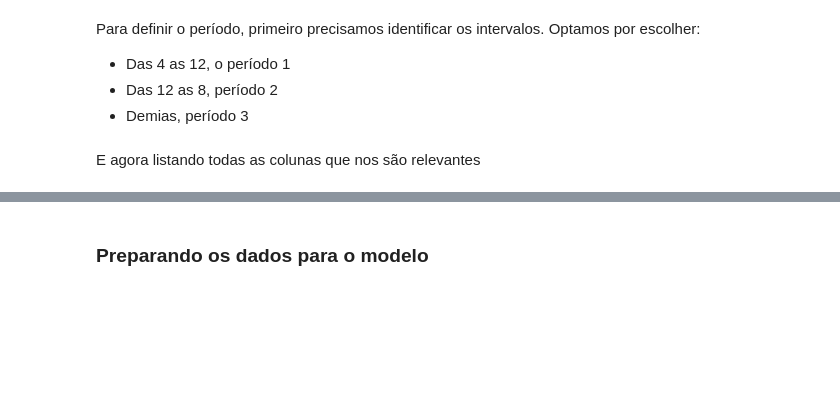
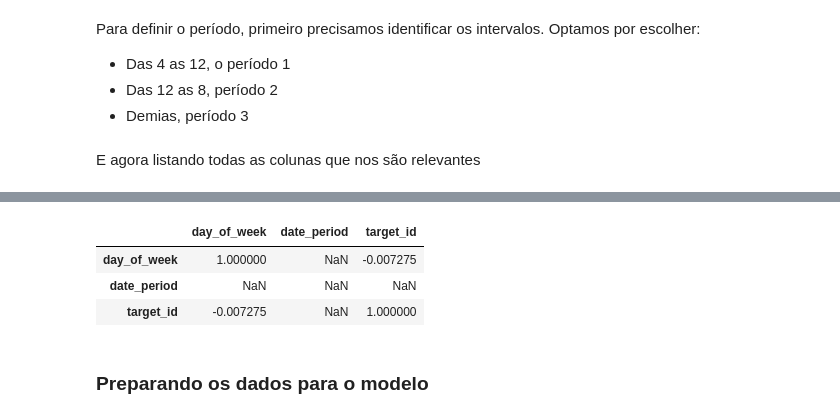
Before and after one commit to hlgurgel/uni7, a Jupyter notebook: Prova_v0.0.2.ipynb, the cells around one changed output, grey strips where cells are left out. Drawn from its saved outputs; the diff is of its cells as text; code cells hidden in the pictures; blank space fills up the shorter version.

```diff
--- a/Prova_v0.0.2.ipynb
+++ b/Prova_v0.0.2.ipynb
@@ -244,4 +246,4 @@ X_time['date_period'] = X_time['Original Time Queued'].dt.hour.map(get_period_fr
 # %% [markdown]
 E agora listando todas as colunas que nos são relevantes
 # %%
-X_time.iloc[:,2:].head(1)
+X_time = X_time.iloc[:,2:]da
@@ -250,0 +252,2 @@ X_time.iloc[:,2:].head(1)
+# %%
+X_time['Target']= train_call_data['Event Clearance Description']
@@ -251,3 +318,10 @@ X_time.iloc[:,2:].head(1)
+# %%
+pd.DataFrame.corr(X_time.drop(['Target'], axis=1))
+# %% [output]
+|  | day_of_week | date_period | target_id |
+| day_of_week | 1.000000 | NaN | -0.007275 |
+| date_period | NaN | NaN | NaN |
+| target_id | -0.007275 | NaN | 1.000000 |
 # %% [markdown]
 ### Preparando os dados para o modelo
 # %%
```
Also changed, not shown: parts of 14 cells of this notebook.
